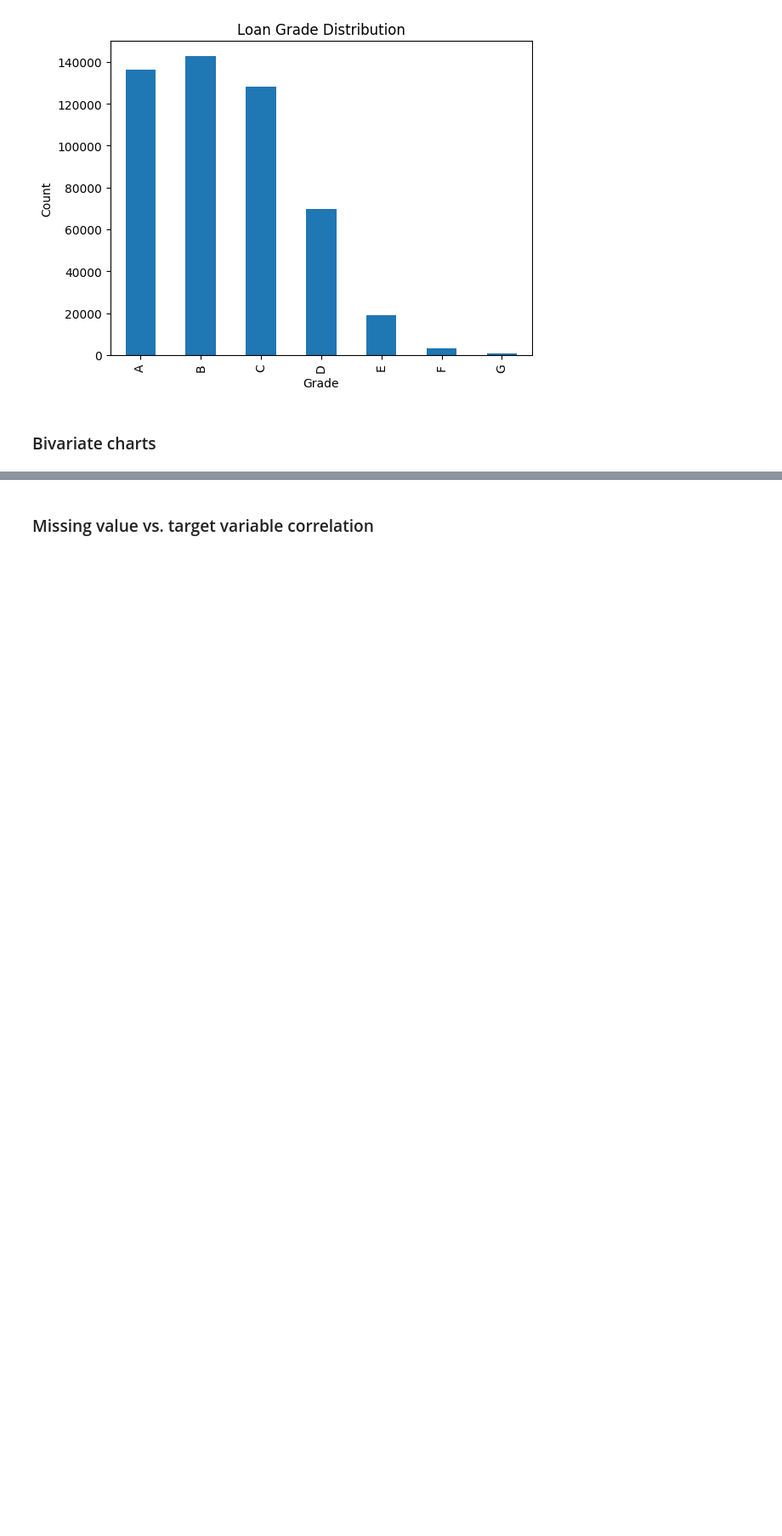
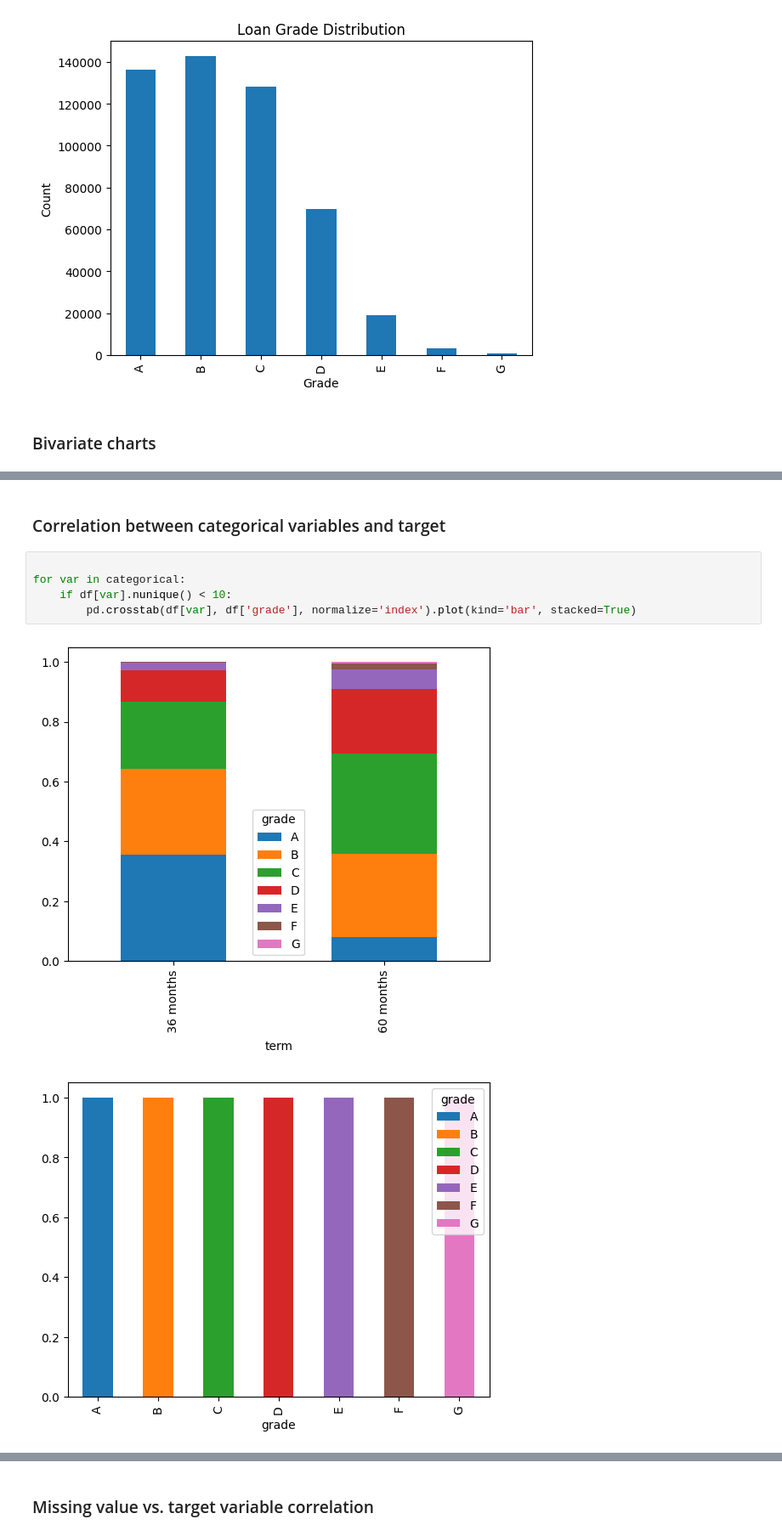
Before and after one commit to jqchen24-new/ml-zoomcamp, a Jupyter notebook: Capstone_project/project.ipynb, the cells around one changed output, grey strips where cells are left out. Shown at 85% size. Saved outputs shown, nothing was run; the diff lists cells and outputs as text; blank space fills up the shorter version.

```diff
--- a/Capstone_project/project.ipynb
+++ b/Capstone_project/project.ipynb
@@ -295,0 +321,10 @@ for col in num_features:
+# %% [markdown]
+### Correlation between categorical variables and target
+# %%
+
+for var in categorical:
+    if df[var].nunique() < 10:
+        pd.crosstab(df[var], df['grade'], normalize='index').plot(kind='bar', stacked=True)
+# %% [output]
+[figure, added]
+[figure, added]
```
Also changed, not shown: parts of 7 cells of this notebook.
